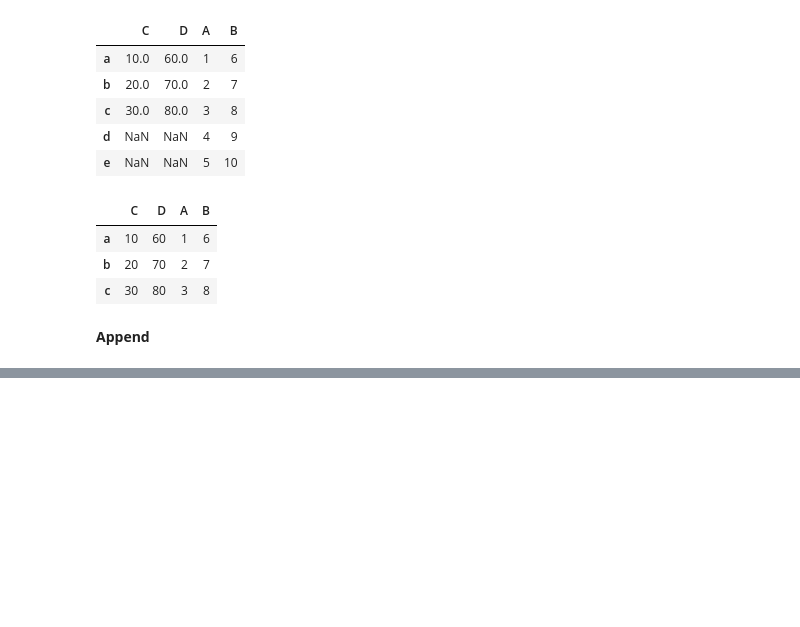
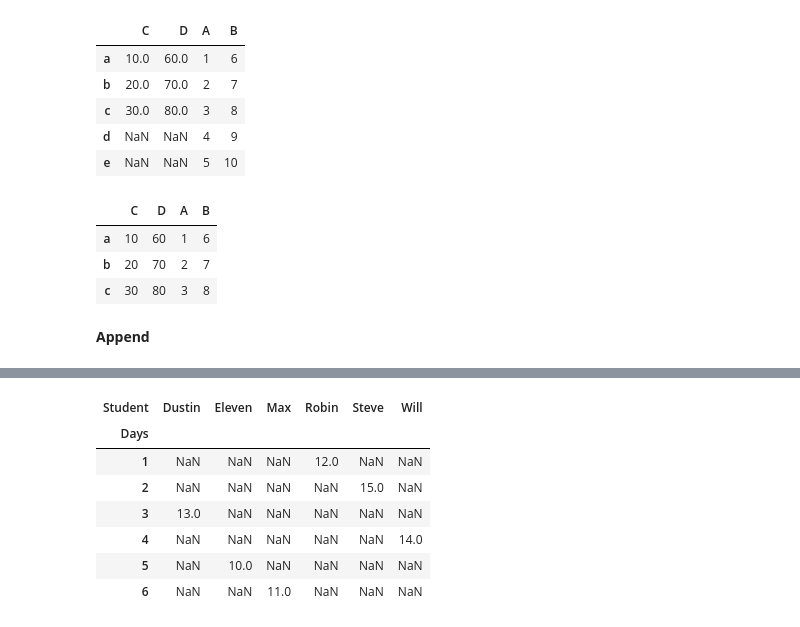
Before and after one commit to NishmthaM/Python_pandas, a Jupyter notebook: python_pandas02.ipynb, the cells around one changed output, grey strips where cells are left out. Cells and saved outputs as stored; diff of their text form; code cells hidden in the pictures; blank space fills up the shorter version.

```diff
--- a/python_pandas02.ipynb
+++ b/python_pandas02.ipynb
@@ -193,0 +305,11 @@ b.join(a,how="inner")  # intersecton
+# %%
+a.pivot(index="Days",columns="Student",values="Eng")
+# %% [output]
+| Student | Dustin | Eleven | Max | Robin | Steve | Will |
+| Days |  |  |  |  |  |  |
+| 1 | NaN | NaN | NaN | 12.0 | NaN | NaN |
+| 2 | NaN | NaN | NaN | NaN | 15.0 | NaN |
+| 3 | 13.0 | NaN | NaN | NaN | NaN | NaN |
+| 4 | NaN | NaN | NaN | NaN | NaN | 14.0 |
+| 5 | NaN | 10.0 | NaN | NaN | NaN | NaN |
+| 6 | NaN | NaN | 11.0 | NaN | NaN | NaN |
```
Also changed, not shown: parts of 9 cells of this notebook.
